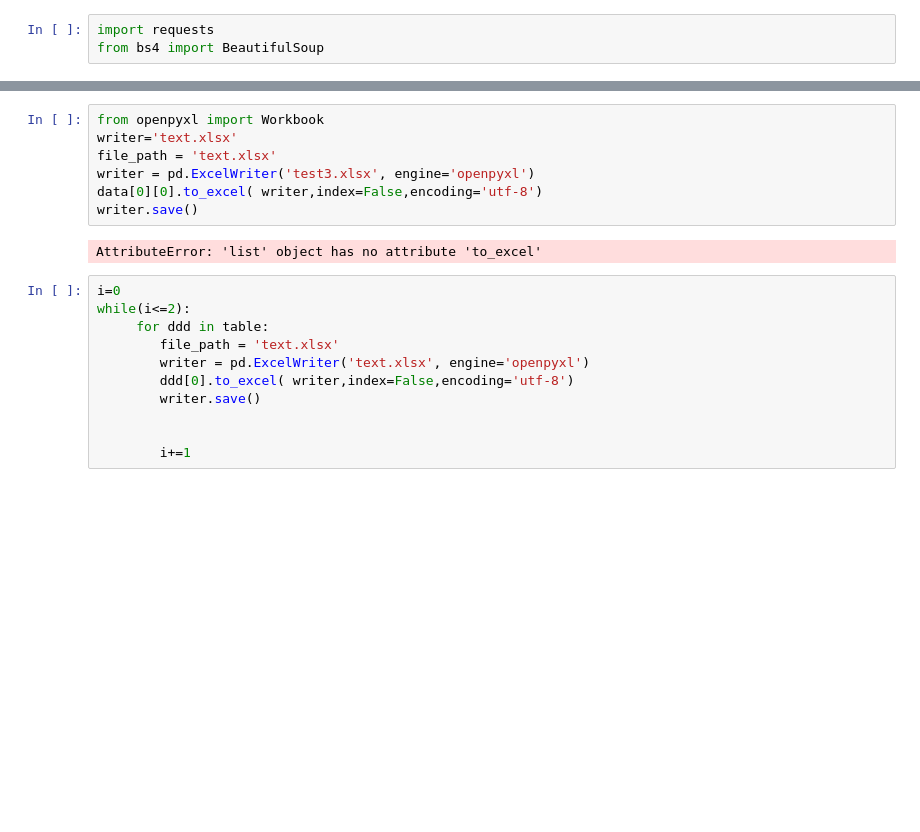
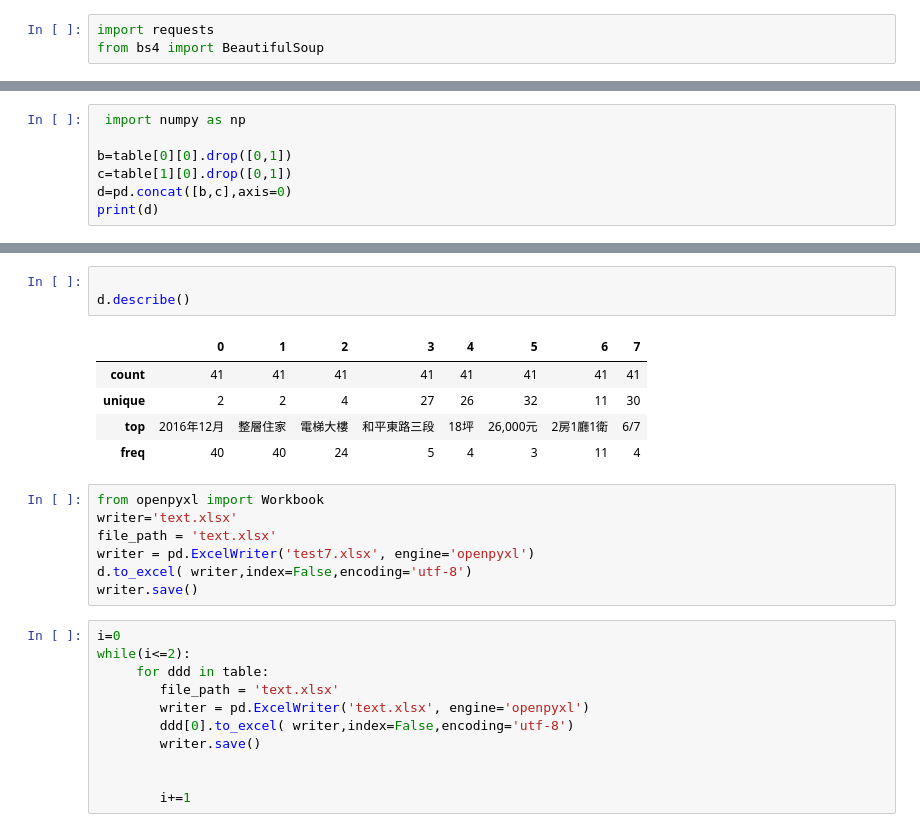
Before and after one commit to tonytommy4714/iii, a Jupyter notebook: 租屋爬蟲.ipynb, the cells around one changed output, grey strips where cells are left out. Cells and saved outputs as stored; diff of their text form; blank space fills up the shorter version.

```diff
--- a/租屋爬蟲.ipynb
+++ b/租屋爬蟲.ipynb
@@ -109,0 +67,7 @@ df[0]
+# %%
+ import numpy as np
+
+b=table[0][0].drop([0,1])
+c=table[1][0].drop([0,1])
+d=pd.concat([b,c],axis=0)
+print(d)
@@ -110,12 +92,19 @@ df[0]
+# %%
+
+d.describe()
+# %% [output]
+|  | 0 | 1 | 2 | 3 | 4 | 5 | 6 | 7 |
+| count | 41 | 41 | 41 | 41 | 41 | 41 | 41 | 41 |
+| unique | 2 | 2 | 4 | 27 | 26 | 32 | 11 | 30 |
+| top | 2016年12月 | 整層住家 | 電梯大樓 | 和平東路三段 | 18坪 | 26,000元 | 2房1廳1衛 | 6/7 |
+| freq | 40 | 40 | 24 | 5 | 4 | 3 | 11 | 4 |
 # %%
 from openpyxl import Workbook
 writer='text.xlsx'
 file_path = 'text.xlsx'
-writer = pd.ExcelWriter('test3.xlsx', engine='openpyxl')
-data[0][0].to_excel( writer,index=False,encoding='utf-8')
+writer = pd.ExcelWriter('test7.xlsx', engine='openpyxl')
+d.to_excel( writer,index=False,encoding='utf-8')
 writer.save()
-# %% [output]
-AttributeError: 'list' object has no attribute 'to_excel'
 # %%
 i=0
 while(i<=2):
```
Also changed, not shown: parts of 10 cells of this notebook.
